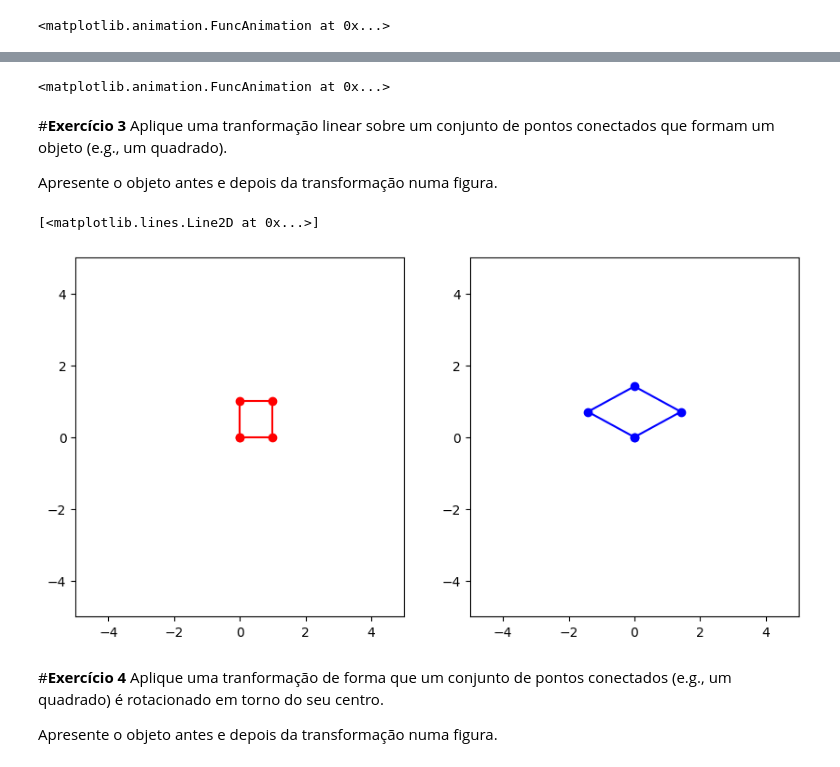
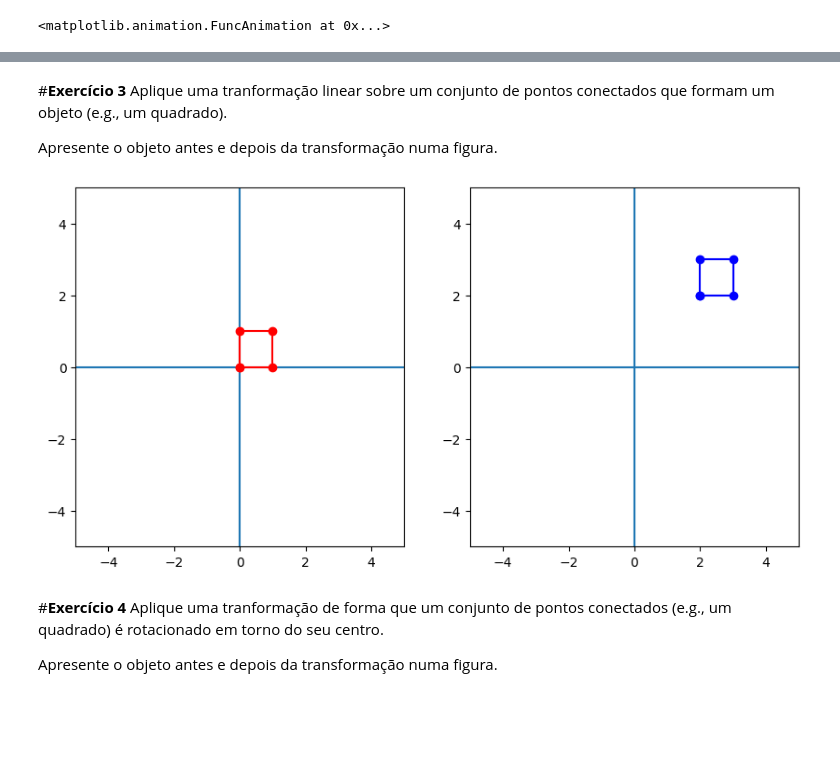
Before and after one commit to arthuraguiar032/ComputacaoGrafica, a Jupyter notebook: CG20242_Pratica_Geometria.ipynb, the cells around one changed output, grey strips where cells are left out. Saved outputs shown, nothing was run; the diff lists cells and outputs as text; code cells hidden in the pictures; blank space fills up the shorter version.

```diff
--- a/CG20242_Pratica_Geometria.ipynb
+++ b/CG20242_Pratica_Geometria.ipynb
@@ -135,8 +96,3 @@ anim = animation.FuncAnimation(fig, animate, frames=100)
-# %%
-# cria animação
-anim
-# %% [output]
-<matplotlib.animation.FuncAnimation at 0x...>
 # %% [markdown]
 #**Exercício 3**
 Aplique uma tranformação linear sobre um conjunto de pontos conectados que formam um objeto (e.g., um quadrado).
@@ -144,19 +100,50 @@ Aplique uma tranformação linear sobre um conjunto de pontos conectados que for
 Apresente o objeto antes e depois da transformação numa figura.
 # %%
 # criando a matriz de pontos originais
+#adicionando 1 no final de cada vetor para coordenadas afim
+quadrado_orig = np.array([
+    [0, 0, 1],
+    [0, 1, 1],
+    [1, 1, 1],
+    [1, 0, 1],
+])
+quadrado_orig = np.transpose(quadrado_orig)
 
 # separando as listas de coordenadas x e y dos pontos originais (para o plot)
+x_list = np.append(quadrado_orig[0,:], quadrado_orig[0,0])
+y_list = np.append(quadrado_orig[1,:], quadrado_orig[1,0])
 
 # criando a figura e plotando os pontos originais
+plt.figure(figsize=(10,5))
+plt.subplot(1,2,1)
+plt.xlim((-5,5)), plt.ylim((-5,5))
+plt.axhline(), plt.axvline()
+plt.plot(x_list, y_list, "-ro")
 
-# montando a matriz de transformação e transformando os pontos originais
+# montando a matriz de transformação (translação) e transformando os pontos originais
+tx = 2
+ty = 2
+mat_transl = np.array([
+    [1, 0, tx],
+    [0, 1, ty],
+    [0, 0, 1]
+])
+quadrado_transl = np.matmul(mat_transl, quadrado_orig)
 
 # separando as listas de coordenadas x e y dos pontos transformados (para o plot)
+x_list_transl = np.append(quadrado_transl[0,:], quadrado_transl[0,0])
+y_list_transl = np.append(quadrado_transl[1,:], quadrado_transl[1,0])
 
 # plotando os pontos transformados
+plt.subplot(1,2,2)
+plt.xlim((-5,5)), plt.ylim((-5,5))
+plt.axhline(), plt.axvline()
+plt.plot(x_list_transl, y_list_transl, "-bo")
+
+#mostrando o resultado
+plt.show()
 # %% [output]
-[<matplotlib.lines.Line2D at 0x...>]
-[figure, old version]
+[figure, new version]
 # %% [markdown]
 #**Exercício 4**
 Aplique uma tranformação de forma que um conjunto de pontos conectados (e.g., um quadrado) é rotacionado em torno do seu centro.
```
Also changed, not shown: parts of 1 cell of this notebook, 1 other file.
